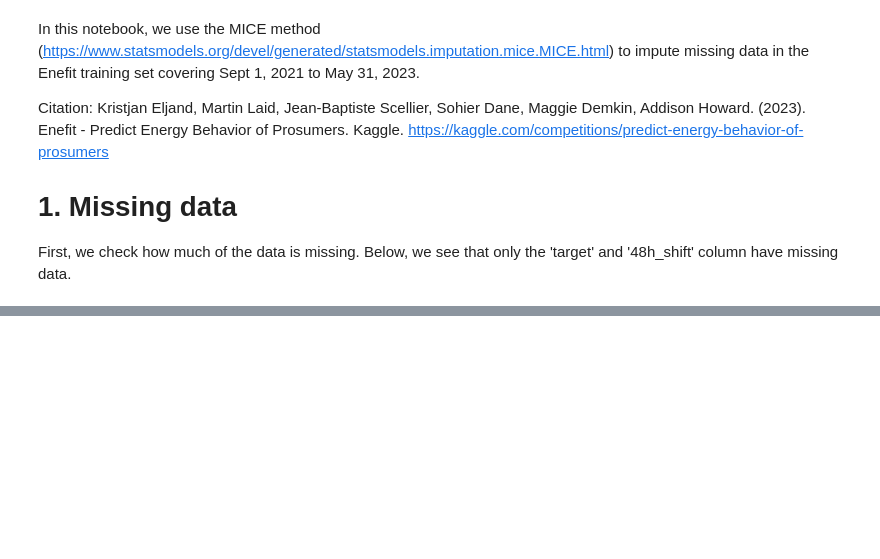
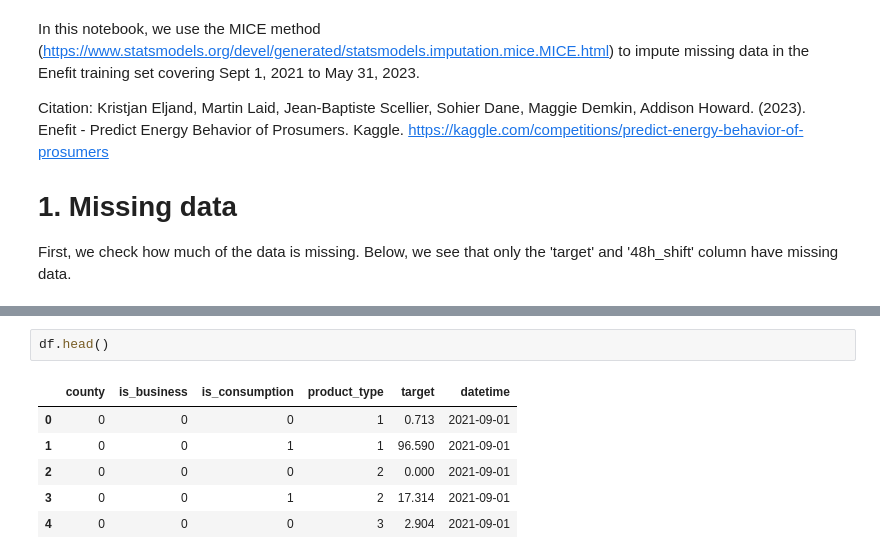
Before and after one commit to ababei/enefit, a Jupyter notebook: enefit-data-imputation.ipynb, the cells around one changed output, grey strips where cells are left out. Drawn from its saved outputs; the diff is of its cells as text; blank space fills up the shorter version.

```diff
--- a/enefit-data-imputation.ipynb
+++ b/enefit-data-imputation.ipynb
@@ -327,0 +25,9 @@ np.array(top_200_values).std()
+# %%
+df.head()
+# %% [output]
+|  | county | is_business | is_consumption | product_type | target | datetime |
+| 0 | 0 | 0 | 0 | 1 | 0.713 | 2021-09-01 |
+| 1 | 0 | 0 | 1 | 1 | 96.590 | 2021-09-01 |
+| 2 | 0 | 0 | 0 | 2 | 0.000 | 2021-09-01 |
+| 3 | 0 | 0 | 1 | 2 | 17.314 | 2021-09-01 |
+| 4 | 0 | 0 | 0 | 3 | 2.904 | 2021-09-01 |
```
Also changed, not shown: parts of 39 cells of this notebook.
